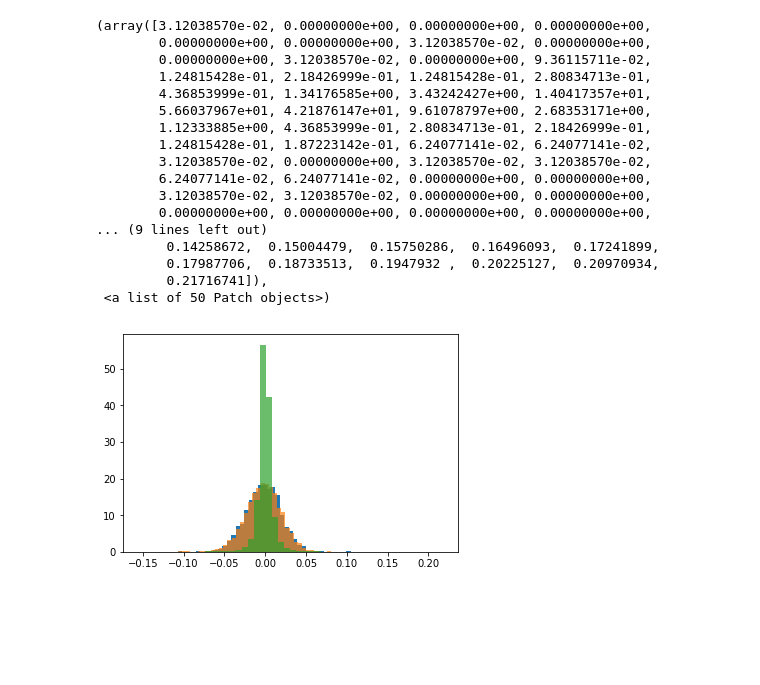
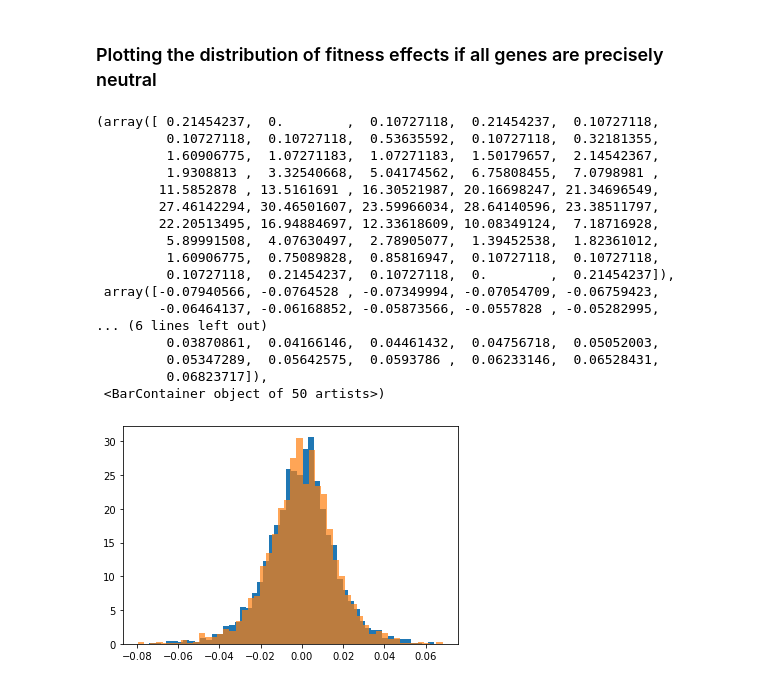
Before and after one commit to anuraglimdi/fitness-assay-simulations, a Jupyter notebook: Simulating DFE with Poisson Noise.ipynb, the cells around one changed output. Cells and saved outputs as stored; diff of their text form; code cells hidden in the pictures; blank space fills up the shorter version.

```diff
--- a/Simulating DFE with Poisson Noise.ipynb
+++ b/Simulating DFE with Poisson Noise.ipynb
@@ -7,5 +10,0 @@ First, assume that there is no selection. This will set the bound for noise expe
-# %%
-rep1_t0 = np.random.poisson(coverage, genes)
-rep1_t1 = np.random.poisson(coverage, genes)
-rep2_t0 = np.random.poisson(coverage, genes)
-rep2_t1 = np.random.poisson(coverage, genes)
@@ -14,3 +42,4 @@ Assume that there is a normally distributed DFE with mean 0. Choose variance
 # %%
-coverage = 2000
+coverage = 100
 genes = 4300
+cutoff = 25
@@ -76,0 +46,9 @@ pearsonr(rep1_t1, rep2_t1)
+# %%
+rep1, rep2 = dfe_simulator(coverage, genes, cutoff, var=0)
+plt.plot(s_1, s_2, '.')
+plt.xlabel('Fitness estimate, replicate 1')
+plt.ylabel('Fitness estimate, replicate 2')
+plt.title('Correlation between fitness estimates \n coverage = %i, cutoff = %i \n correlation = %f' % (coverage, cutoff, np.round(pearsonr(s_1, s_2)[0],decimals=4)))
+plt.hlines(0, -0.1, 0.1, linestyles='dotted')
+plt.vlines(0, -0.1, 0.1, linestyles='dotted')
+pearsonr(s_1, s_2)
@@ -77,23 +58,24 @@ pearsonr(rep1_t1, rep2_t1)
+# %% [markdown]
+### Plotting the distribution of fitness effects if all genes are precisely neutral
 # %%
-plt.hist(s_1, bins=50, density=1)
-plt.hist(s_2, bins=50, alpha=0.7, density=1)
-plt.hist(s_1-s_2, bins=50, alpha=0.7,density=1)
+plt.hist(rep1, bins=50, density=1)
+plt.hist(rep2, bins=50, alpha=0.7, density=1)
 # %% [output]
-(array([3.12038570e-02, 0.00000000e+00, 0.00000000e+00, 0.00000000e+00,
-        0.00000000e+00, 0.00000000e+00, 3.12038570e-02, 0.00000000e+00,
-        0.00000000e+00, 3.12038570e-02, 0.00000000e+00, 9.36115711e-02,
-        1.24815428e-01, 2.18426999e-01, 1.24815428e-01, 2.80834713e-01,
-        4.36853999e-01, 1.34176585e+00, 3.43242427e+00, 1.40417357e+01,
-        5.66037967e+01, 4.21876147e+01, 9.61078797e+00, 2.68353171e+00,
-        1.12333885e+00, 4.36853999e-01, 2.80834713e-01, 2.18426999e-01,
-        1.24815428e-01, 1.87223142e-01, 6.24077141e-02, 6.24077141e-02,
-        3.12038570e-02, 0.00000000e+00, 3.12038570e-02, 3.12038570e-02,
-        6.24077141e-02, 6.24077141e-02, 0.00000000e+00, 0.00000000e+00,
-        3.12038570e-02, 3.12038570e-02, 0.00000000e+00, 0.00000000e+00,
-        0.00000000e+00, 0.00000000e+00, 0.00000000e+00, 0.00000000e+00,
-... (9 lines left out)
-         0.14258672,  0.15004479,  0.15750286,  0.16496093,  0.17241899,
-         0.17987706,  0.18733513,  0.1947932 ,  0.20225127,  0.20970934,
-         0.21716741]),
- <a list of 50 Patch objects>)
+(array([ 0.21454237,  0.        ,  0.10727118,  0.21454237,  0.10727118,
+         0.10727118,  0.10727118,  0.53635592,  0.10727118,  0.32181355,
+         1.60906775,  1.07271183,  1.07271183,  1.50179657,  2.14542367,
+         1.9308813 ,  3.32540668,  5.04174562,  6.75808455,  7.0798981 ,
+        11.5852878 , 13.5161691 , 16.30521987, 20.16698247, 21.34696549,
+        27.46142294, 30.46501607, 23.59966034, 28.64140596, 23.38511797,
+        22.20513495, 16.94884697, 12.33618609, 10.08349124,  7.18716928,
+         5.89991508,  4.07630497,  2.78905077,  1.39452538,  1.82361012,
+         1.60906775,  0.75089828,  0.85816947,  0.10727118,  0.10727118,
+         0.10727118,  0.21454237,  0.10727118,  0.        ,  0.21454237]),
+ array([-0.07940566, -0.0764528 , -0.07349994, -0.07054709, -0.06759423,
+        -0.06464137, -0.06168852, -0.05873566, -0.0557828 , -0.05282995,
+... (6 lines left out)
+         0.03870861,  0.04166146,  0.04461432,  0.04756718,  0.05052003,
+         0.05347289,  0.05642575,  0.0593786 ,  0.06233146,  0.06528431,
+         0.06823717]),
+ <BarContainer object of 50 artists>)
-[figure, old version]
+[figure, new version]
```
Also changed, not shown: parts of 10 cells of this notebook, 4 other files.
